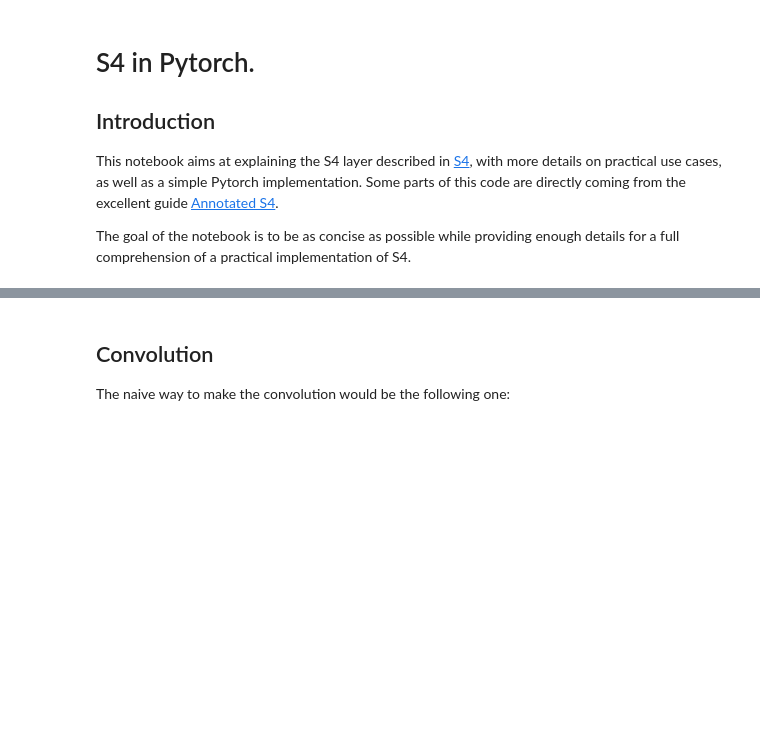
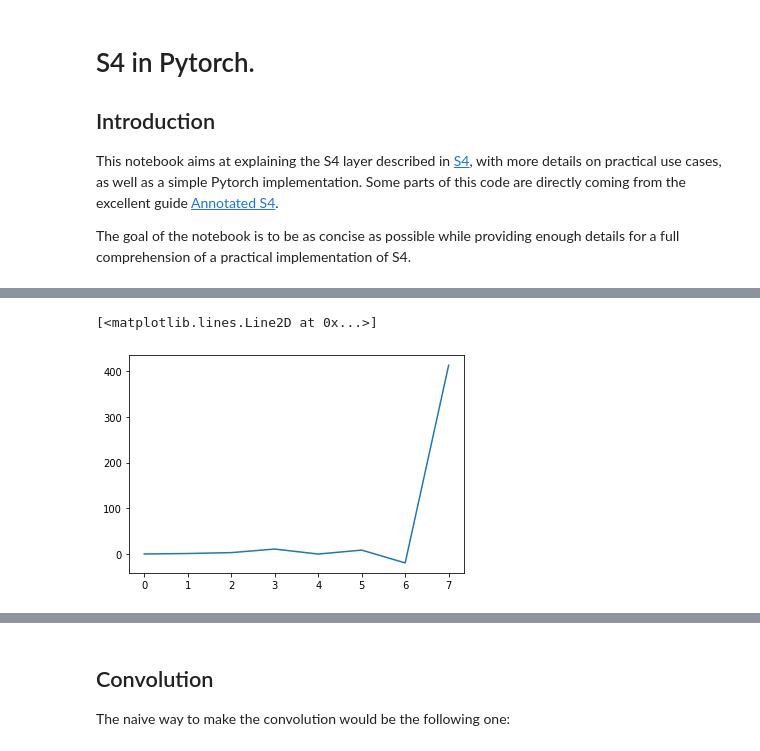
Before and after one commit to flbbb/annotated-s4-pytorch, a Jupyter notebook: computations.ipynb, the cells around one changed output, grey strips where cells are left out. Cells and saved outputs as stored; diff of their text form; code cells hidden in the pictures; blank space fills up the shorter version.

```diff
--- a/computations.ipynb
+++ b/computations.ipynb
@@ -120,0 +138,12 @@ To overcome these problem, S4 introduces the formalism of state-space models:
+# %%
+class SimpleSSM(BaseSSM):
+    def __call__(self, u, L):
+
+        y = torch.zeros(L)
+        x_k = 0
+        for i in range(L):
+            x_k += b * u[i]
+            y_k = self.c.T @ x_k
+            y[i] = y_k
+            x_k = self.A @ x_k
+        return y
@@ -120,0 +157,2 @@ To overcome these problem, S4 introduces the formalism of state-space models:
+# %%
+simple_ssm = SimpleSSM(A, b, c)
@@ -120,0 +166,6 @@ To overcome these problem, S4 introduces the formalism of state-space models:
+# %%
+y = simple_ssm(u, L)
+plt.plot(y)
+# %% [output]
+[<matplotlib.lines.Line2D at 0x...>]
+[figure, added]
```
Also changed, not shown: parts of 24 cells of this notebook.
